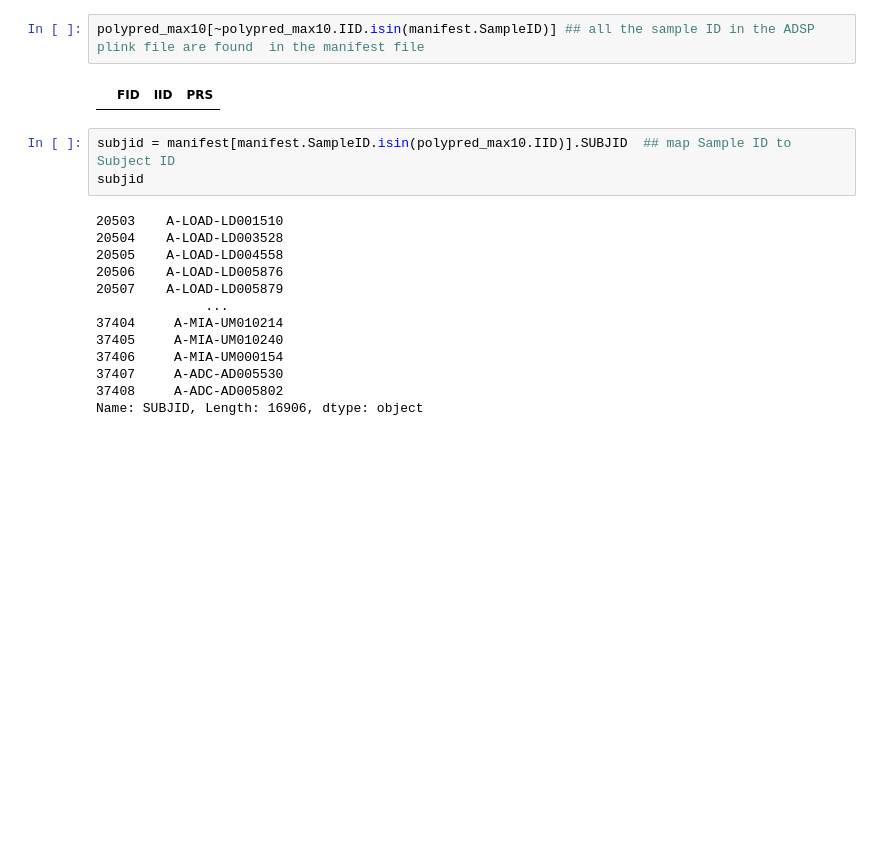
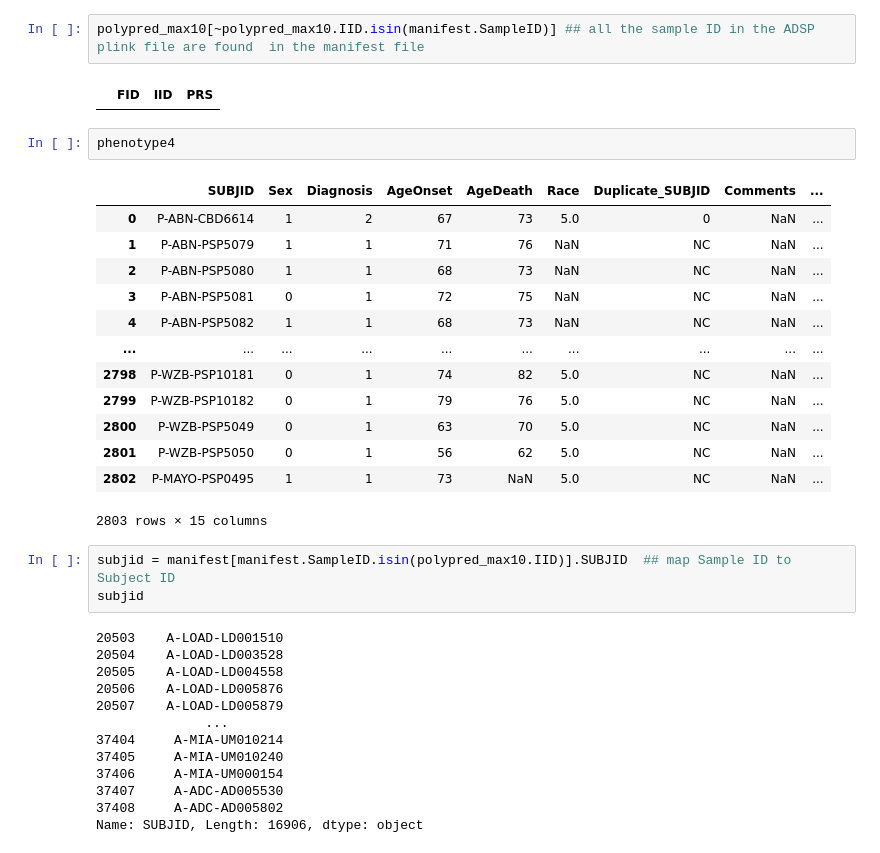
Before and after one commit to teresa-sansan/ADSP_polyfun, a Jupyter notebook: analysis/polypred.ipynb, the cells around one changed output. Saved outputs shown, nothing was run; the diff lists cells and outputs as text; blank space fills up the shorter version.

```diff
--- a/analysis/polypred.ipynb
+++ b/analysis/polypred.ipynb
@@ -22,6 +22,22 @@ phenotype4 = pd.read_csv("/gpfs/commons/groups/knowles_lab/data/ADSP_reguloML/AD
 polypred_max10[~polypred_max10.IID.isin(manifest.SampleID)] ## all the sample ID in the ADSP plink file are found  in the manifest file
 # %% [output]
 |  | FID | IID | PRS |
+# %%
+phenotype4
+# %% [output]
+|  | SUBJID | Sex | Diagnosis | AgeOnset | AgeDeath | Race | Duplicate_SUBJID | Comments | ... |
+| 0 | P-ABN-CBD6614 | 1 | 2 | 67 | 73 | 5.0 | 0 | NaN | ... |
+| 1 | P-ABN-PSP5079 | 1 | 1 | 71 | 76 | NaN | NC | NaN | ... |
+| 2 | P-ABN-PSP5080 | 1 | 1 | 68 | 73 | NaN | NC | NaN | ... |
+| 3 | P-ABN-PSP5081 | 0 | 1 | 72 | 75 | NaN | NC | NaN | ... |
+| 4 | P-ABN-PSP5082 | 1 | 1 | 68 | 73 | NaN | NC | NaN | ... |
+| ... | ... | ... | ... | ... | ... | ... | ... | ... | ... |
+| 2798 | P-WZB-PSP10181 | 0 | 1 | 74 | 82 | 5.0 | NC | NaN | ... |
+| 2799 | P-WZB-PSP10182 | 0 | 1 | 79 | 76 | 5.0 | NC | NaN | ... |
+| 2800 | P-WZB-PSP5049 | 0 | 1 | 63 | 70 | 5.0 | NC | NaN | ... |
+| 2801 | P-WZB-PSP5050 | 0 | 1 | 56 | 62 | 5.0 | NC | NaN | ... |
+| 2802 | P-MAYO-PSP0495 | 1 | 1 | 73 | NaN | 5.0 | NC | NaN | ... |
+2803 rows × 15 columns
 # %%
 subjid = manifest[manifest.SampleID.isin(polypred_max10.IID)].SUBJID  ## map Sample ID to Subject ID
 subjid
```
Also changed, not shown: parts of 12 cells of this notebook, 2 other files.
